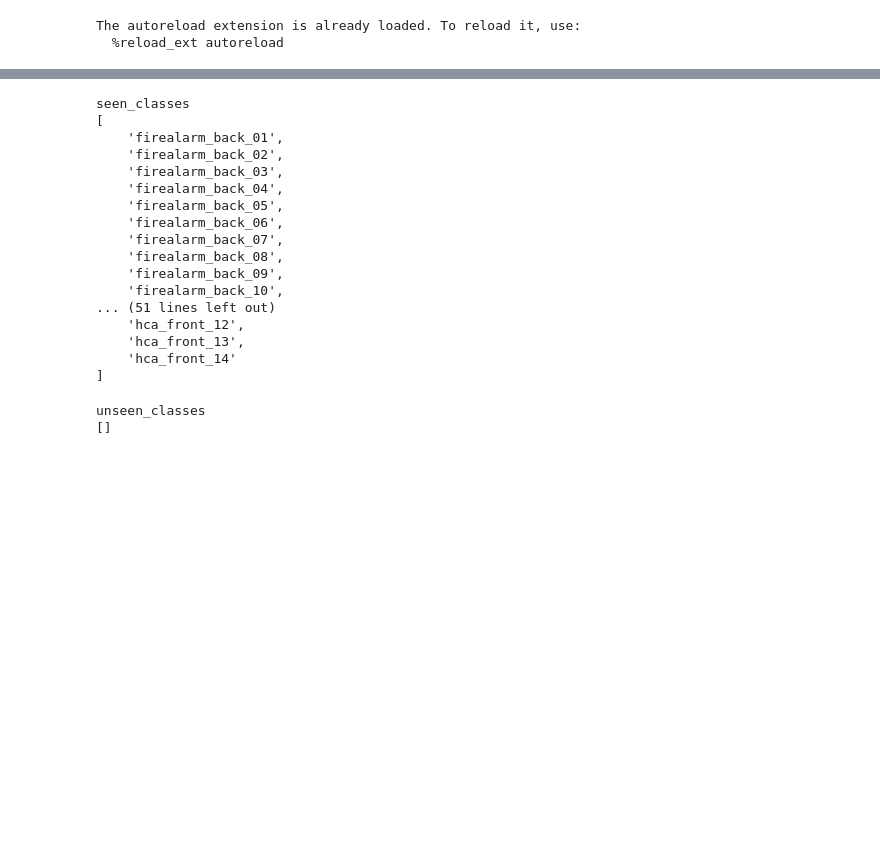
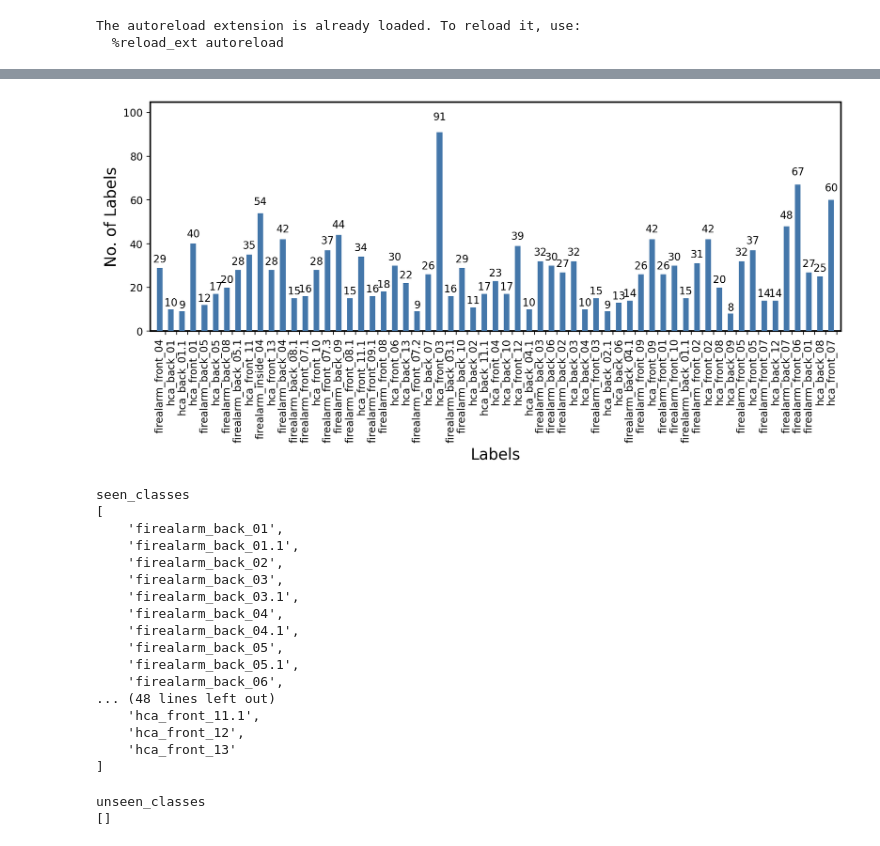
Before and after one commit to ReconCycle/device_reid, a Jupyter notebook: plot_dataset.ipynb, the cells around one changed output, grey strips where cells are left out. Cells and saved outputs as stored; diff of their text form; code cells hidden in the pictures; blank space fills up the shorter version.

Commit message:
plotting stuff

```diff
--- a/plot_dataset.ipynb
+++ b/plot_dataset.ipynb
@@ -30,3 +31,19 @@ from IPython.display import display
 # %% [output]
 The autoreload extension is already loaded. To reload it, use:
   %reload_ext autoreload
+# %%
+img_path = os.path.expanduser("~/datasets2/reconcycle/2023-12-04_hcas_fire_alarms_sorted_cropped")
+
+imgs_stats = {}
+
+for (dirpath, dirnames, filenames) in os.walk(img_path):
+    basename = os.path.basename(dirpath)
+    for filename in filenames:
+        if filename.endswith('.jpg') or filename.endswith('.png'):
+            # print("filename", dirpath, filename)
+            if basename not in imgs_stats:
+                imgs_stats[basename] = 0
+            else:
+                imgs_stats[basename] += 1
+
+print(imgs_stats)
@@ -33,5 +113,14 @@ The autoreload extension is already loaded. To reload it, use:
+# %%
+cat1_vals = list(imgs_stats.values())
+labels = list(imgs_stats.keys())
+
+plot_barchart(cat1_vals, labels)
+
+# todo: we could sort by device, or something like that
+# %% [output]
+[figure, added]
 # %%
-img_path = os.path.expanduser("~/datasets2/reconcycle/2023-12-04_hcas_fire_alarms_sorted_cropped")
+
 
 seen_classes, unseen_classes = random_seen_unseen_class_split(img_path, seen_split=1.0)
 
@@ -73,19 +162,19 @@ dl = DataLoader(img_path,
 seen_classes
 [
     'firealarm_back_01',
+    'firealarm_back_01.1',
     'firealarm_back_02',
     'firealarm_back_03',
+    'firealarm_back_03.1',
     'firealarm_back_04',
+    'firealarm_back_04.1',
     'firealarm_back_05',
+    'firealarm_back_05.1',
     'firealarm_back_06',
-    'firealarm_back_07',
-    'firealarm_back_08',
-    'firealarm_back_09',
-    'firealarm_back_10',
-... (51 lines left out)
+... (48 lines left out)
+    'hca_front_11.1',
     'hca_front_12',
-    'hca_front_13',
-    'hca_front_14'
+    'hca_front_13'
 ]
 unseen_classes
 []
```
Also changed, not shown: parts of 5 cells of this notebook, 4 other files.
